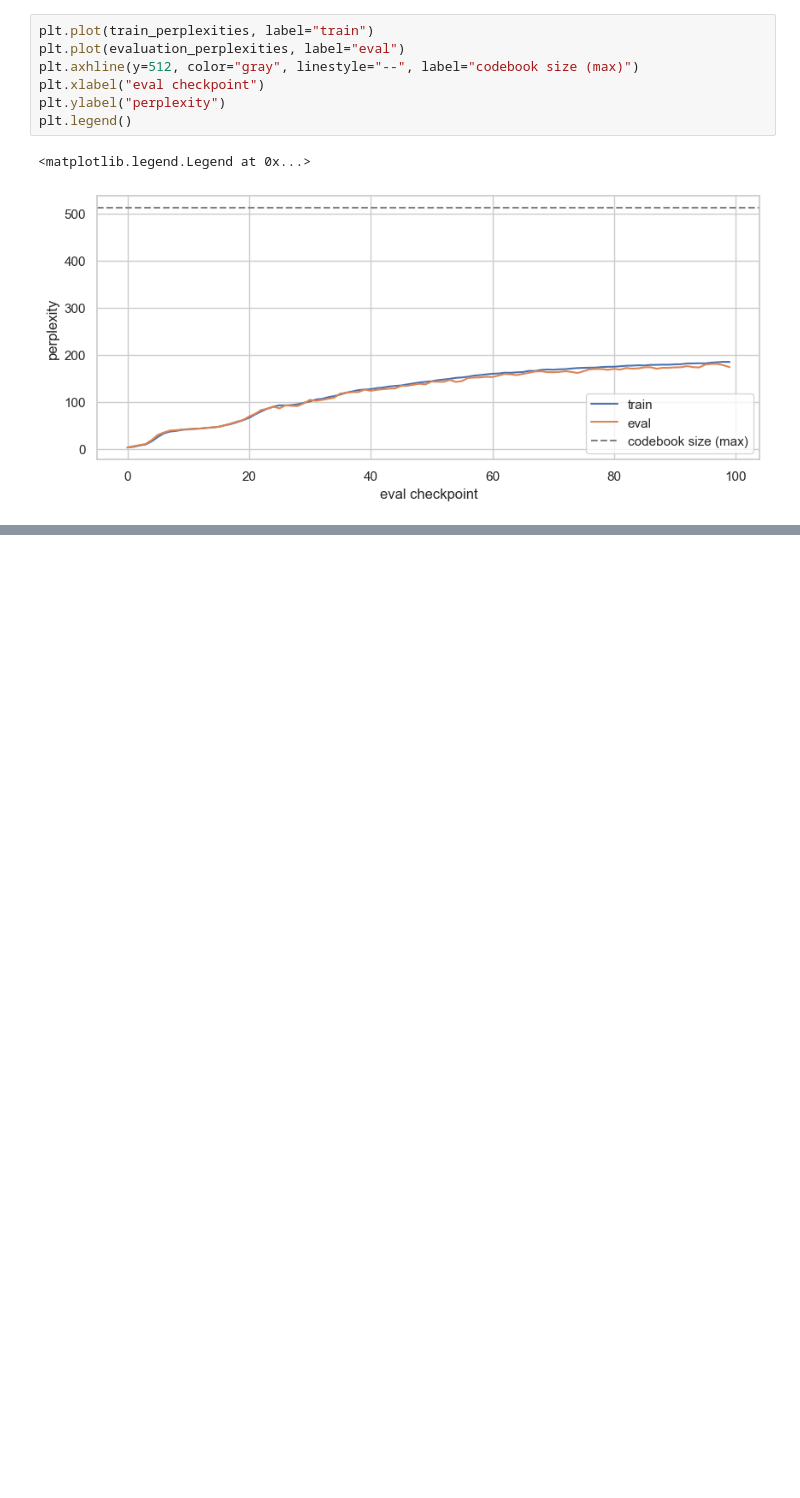
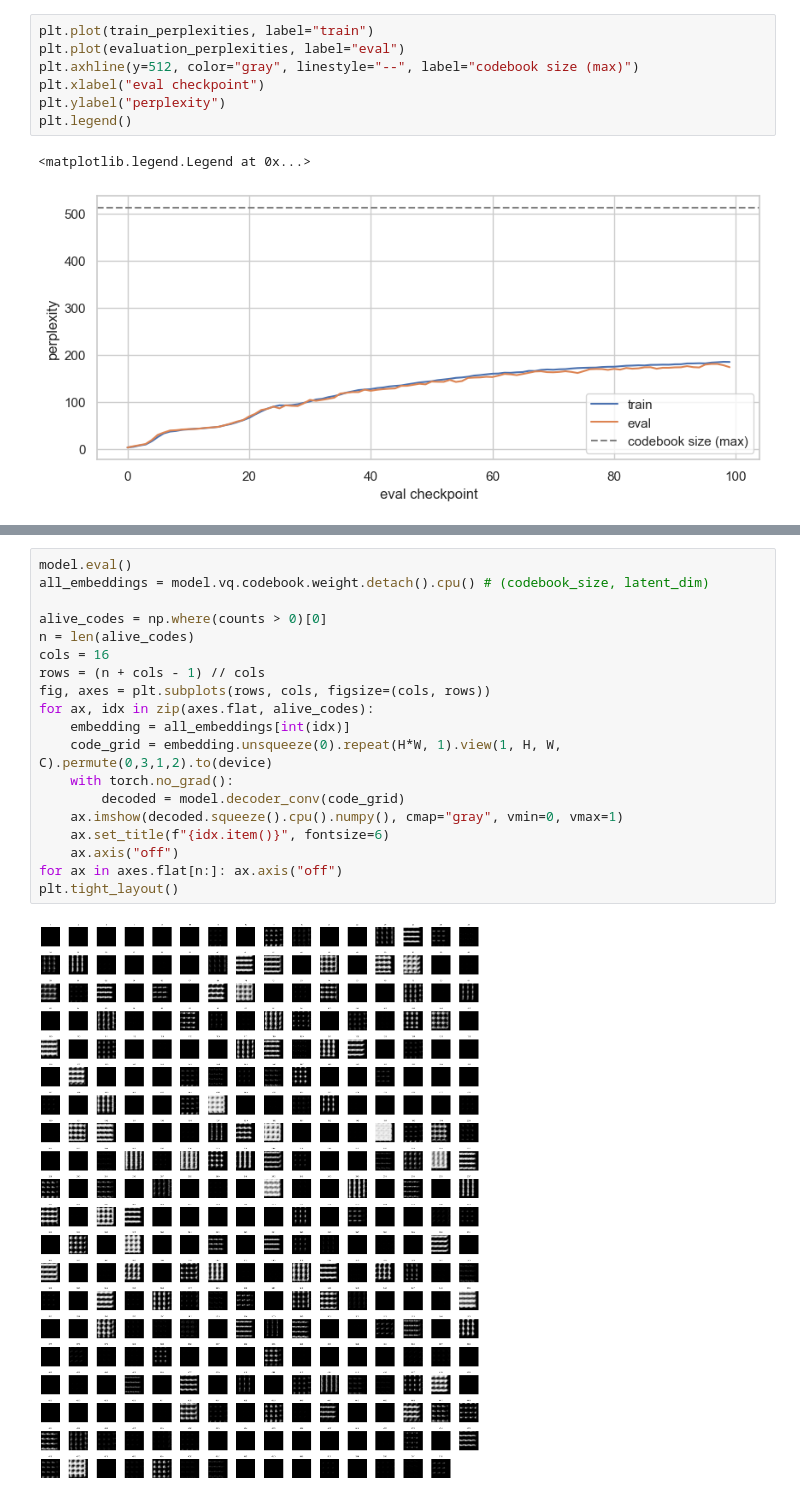
Before and after one commit to Aarul-Aggarwal/conv-vq_vae, a Jupyter notebook: vq_vae.ipynb, the cells around one changed output, grey strips where cells are left out. Drawn from its saved outputs; the diff is of its cells as text; blank space fills up the shorter version.

```diff
--- a/vq_vae.ipynb
+++ b/vq_vae.ipynb
@@ -428 +427,22 @@ Most-used code index: 347, count: 7199
 [figure]
+# %%
+model.eval()
+all_embeddings = model.vq.codebook.weight.detach().cpu() # (codebook_size, latent_dim)
+
+alive_codes = np.where(counts > 0)[0]
+n = len(alive_codes)
+cols = 16
+rows = (n + cols - 1) // cols
+fig, axes = plt.subplots(rows, cols, figsize=(cols, rows))
+for ax, idx in zip(axes.flat, alive_codes):
+    embedding = all_embeddings[int(idx)]
+    code_grid = embedding.unsqueeze(0).repeat(H*W, 1).view(1, H, W, C).permute(0,3,1,2).to(device)
+    with torch.no_grad():
+        decoded = model.decoder_conv(code_grid)
+    ax.imshow(decoded.squeeze().cpu().numpy(), cmap="gray", vmin=0, vmax=1)
+    ax.set_title(f"{idx.item()}", fontsize=6)
+    ax.axis("off")
+for ax in axes.flat[n:]: ax.axis("off")
+plt.tight_layout()
+# %% [output]
+[figure, added]
```
Also changed, not shown: parts of 4 cells of this notebook.
